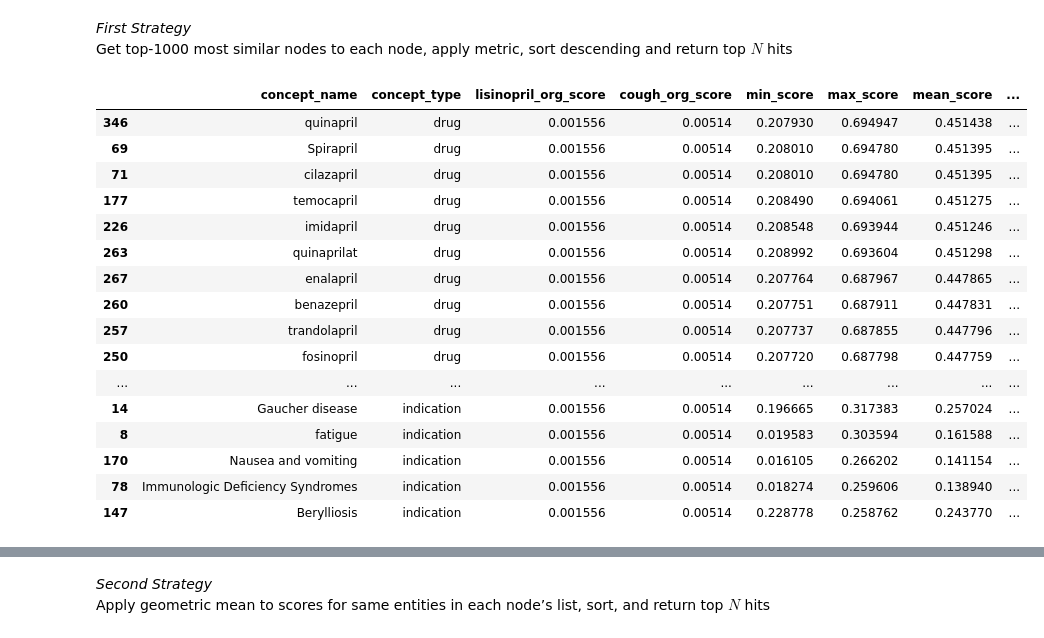
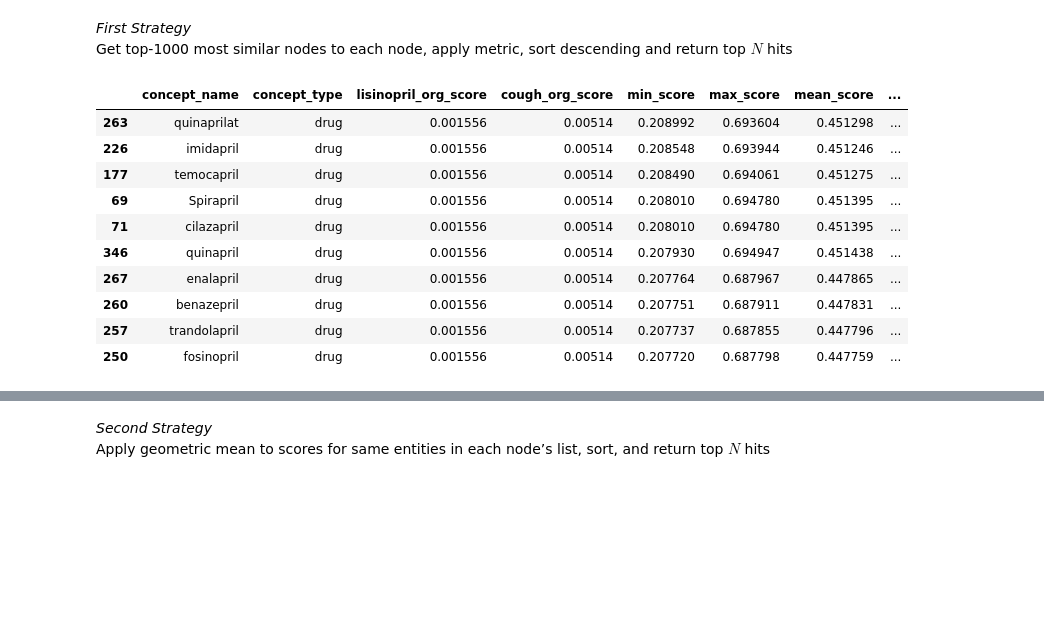
Before and after one commit to callahantiff/multiscale-interactome, a Jupyter notebook: experiments/experiment1.ipynb, the cells around one changed output, grey strips where cells are left out. Saved outputs shown, nothing was run; the diff lists cells and outputs as text; code cells hidden in the pictures; blank space fills up the shorter version.

```diff
--- a/experiments/experiment1.ipynb
+++ b/experiments/experiment1.ipynb
@@ -86,8 +86,8 @@ plt.style.use('ggplot')
 # %%
 # read in needed data
 dp_matrix = np.load("../results/msi_diffusion_profile_matrix.npy")
-# dp_matrix_adj = np.load("../results/msi_diffusion_profile_matrix_adjusted.npy")
+dp_matrix_adj = np.load("../results/msi_diffusion_profile_matrix_adjusted.npy")
 node_idx_dict = pickle.load(open("../results/msi_diffusion_profile_matrix_index_ids.npy", "rb"))
 node_labels = pickle.load(open("../results/msi_graph_node2name.pkl", "rb"))
 node_types = pickle.load(open("../results/msi_graph_node2type.pkl", "rb"))
-# msi_graph = pickle.load(open("../results/msi_graph.pkl", "rb"))
+msi_graph = pickle.load(open("../results/msi_graph.pkl", "rb"))
@@ -840,25 +725,19 @@ df_sim_overlap_adj = get_overlapping_concepts(
 # %%
 # sort by score
-var = 'max_score'
+var = 'geometric_mean_score'
 df_sim_overlap_adj.sort_values(by=var, ascending=False, inplace=True)
-df_sim_overlap_adj.head(n=25)
+df_sim_overlap_adj.head(n=10)
 # %% [output]
 |  | concept_name | concept_type | lisinopril_org_score | cough_org_score | min_score | max_score | mean_score | ... |
-| 346 | quinapril | drug | 0.001556 | 0.00514 | 0.207930 | 0.694947 | 0.451438 | ... |
+| 263 | quinaprilat | drug | 0.001556 | 0.00514 | 0.208992 | 0.693604 | 0.451298 | ... |
+| 226 | imidapril | drug | 0.001556 | 0.00514 | 0.208548 | 0.693944 | 0.451246 | ... |
+| 177 | temocapril | drug | 0.001556 | 0.00514 | 0.208490 | 0.694061 | 0.451275 | ... |
 | 69 | Spirapril | drug | 0.001556 | 0.00514 | 0.208010 | 0.694780 | 0.451395 | ... |
 | 71 | cilazapril | drug | 0.001556 | 0.00514 | 0.208010 | 0.694780 | 0.451395 | ... |
-| 177 | temocapril | drug | 0.001556 | 0.00514 | 0.208490 | 0.694061 | 0.451275 | ... |
-| 226 | imidapril | drug | 0.001556 | 0.00514 | 0.208548 | 0.693944 | 0.451246 | ... |
-| 263 | quinaprilat | drug | 0.001556 | 0.00514 | 0.208992 | 0.693604 | 0.451298 | ... |
+| 346 | quinapril | drug | 0.001556 | 0.00514 | 0.207930 | 0.694947 | 0.451438 | ... |
 | 267 | enalapril | drug | 0.001556 | 0.00514 | 0.207764 | 0.687967 | 0.447865 | ... |
 | 260 | benazepril | drug | 0.001556 | 0.00514 | 0.207751 | 0.687911 | 0.447831 | ... |
 | 257 | trandolapril | drug | 0.001556 | 0.00514 | 0.207737 | 0.687855 | 0.447796 | ... |
 | 250 | fosinopril | drug | 0.001556 | 0.00514 | 0.207720 | 0.687798 | 0.447759 | ... |
-| ... | ... | ... | ... | ... | ... | ... | ... | ... |
-| 14 | Gaucher disease | indication | 0.001556 | 0.00514 | 0.196665 | 0.317383 | 0.257024 | ... |
-| 8 | fatigue | indication | 0.001556 | 0.00514 | 0.019583 | 0.303594 | 0.161588 | ... |
-| 170 | Nausea and vomiting | indication | 0.001556 | 0.00514 | 0.016105 | 0.266202 | 0.141154 | ... |
-| 78 | Immunologic Deficiency Syndromes | indication | 0.001556 | 0.00514 | 0.018274 | 0.259606 | 0.138940 | ... |
-| 147 | Berylliosis | indication | 0.001556 | 0.00514 | 0.228778 | 0.258762 | 0.243770 | ... |
 # %%
 # sort by node type and score
```
Also changed, not shown: parts of 22 cells of this notebook.
